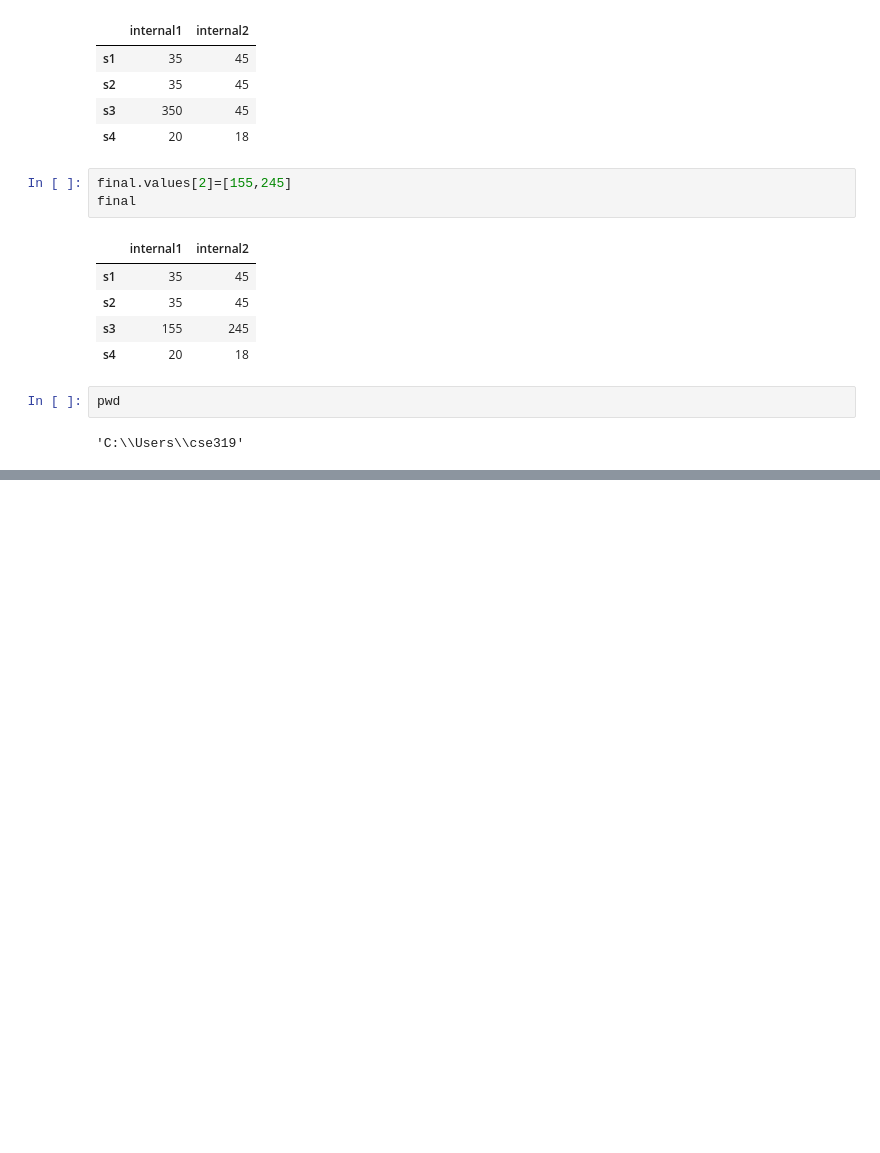
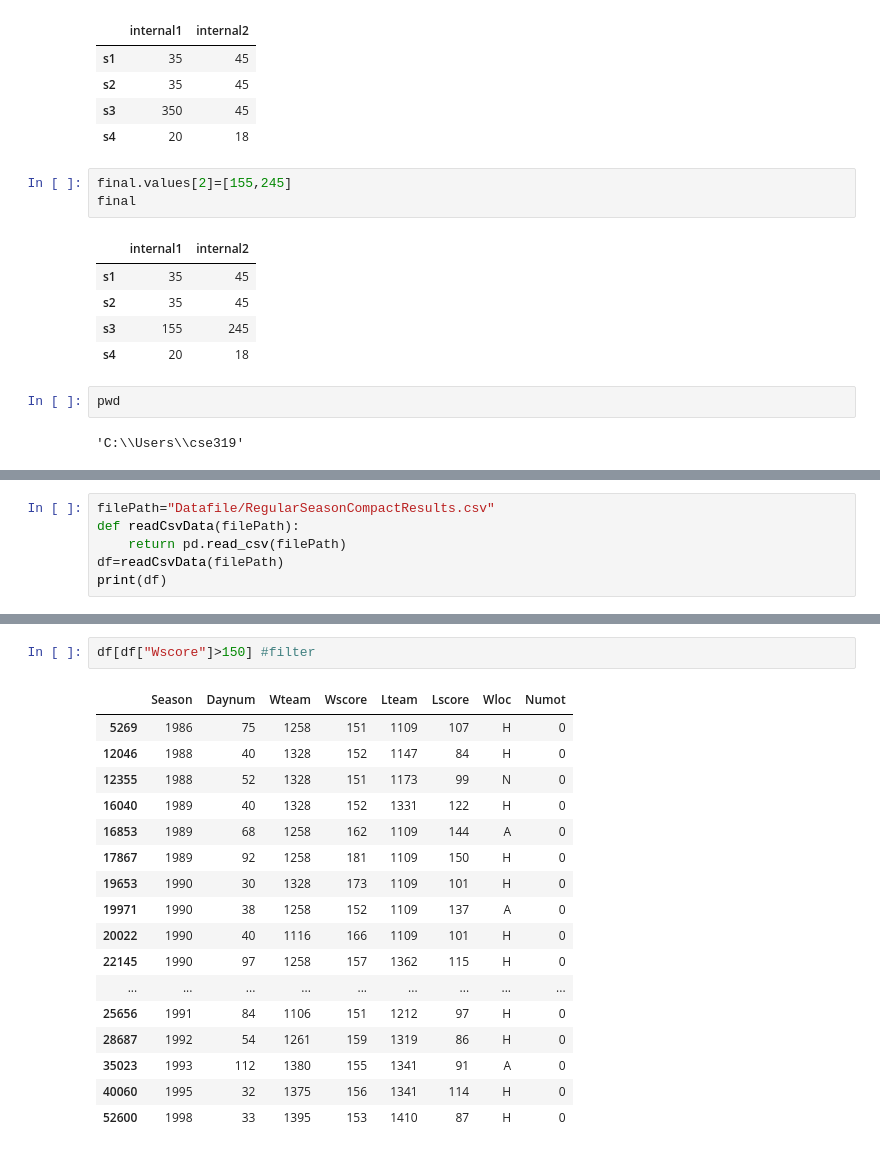
Before and after one commit to VikashPatel12345/Gitam-mca12, a Jupyter notebook: day 05.ipynb, the cells around one changed output, grey strips where cells are left out. Saved outputs shown, nothing was run; the diff lists cells and outputs as text; blank space fills up the shorter version.

```diff
--- a/day 05.ipynb
+++ b/day 05.ipynb
@@ -372,0 +413,6 @@ readCsvData(filePath)
+# %%
+filePath="Datafile/RegularSeasonCompactResults.csv"
+def readCsvData(filePath):
+    return pd.read_csv(filePath)
+df=readCsvData(filePath)
+print(df)
@@ -372,0 +552,20 @@ readCsvData(filePath)
+# %%
+df[df["Wscore"]>150] #filter
+# %% [output]
+|  | Season | Daynum | Wteam | Wscore | Lteam | Lscore | Wloc | Numot |
+| 5269 | 1986 | 75 | 1258 | 151 | 1109 | 107 | H | 0 |
+| 12046 | 1988 | 40 | 1328 | 152 | 1147 | 84 | H | 0 |
+| 12355 | 1988 | 52 | 1328 | 151 | 1173 | 99 | N | 0 |
+| 16040 | 1989 | 40 | 1328 | 152 | 1331 | 122 | H | 0 |
+| 16853 | 1989 | 68 | 1258 | 162 | 1109 | 144 | A | 0 |
+| 17867 | 1989 | 92 | 1258 | 181 | 1109 | 150 | H | 0 |
+| 19653 | 1990 | 30 | 1328 | 173 | 1109 | 101 | H | 0 |
+| 19971 | 1990 | 38 | 1258 | 152 | 1109 | 137 | A | 0 |
+| 20022 | 1990 | 40 | 1116 | 166 | 1109 | 101 | H | 0 |
+| 22145 | 1990 | 97 | 1258 | 157 | 1362 | 115 | H | 0 |
+| ... | ... | ... | ... | ... | ... | ... | ... | ... |
+| 25656 | 1991 | 84 | 1106 | 151 | 1212 | 97 | H | 0 |
+| 28687 | 1992 | 54 | 1261 | 159 | 1319 | 86 | H | 0 |
+| 35023 | 1993 | 112 | 1380 | 155 | 1341 | 91 | A | 0 |
+| 40060 | 1995 | 32 | 1375 | 156 | 1341 | 114 | H | 0 |
+| 52600 | 1998 | 33 | 1395 | 153 | 1410 | 87 | H | 0 |
```
Also changed, not shown: parts of 22 cells of this notebook.
